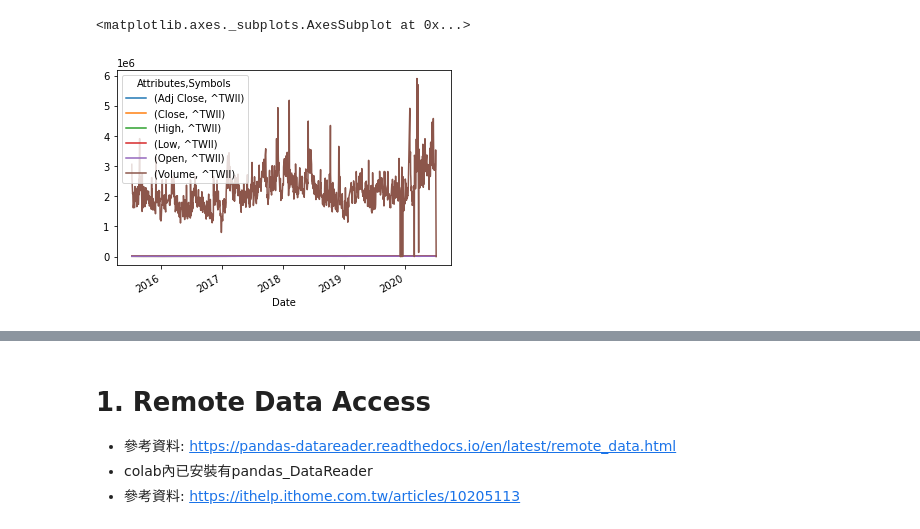
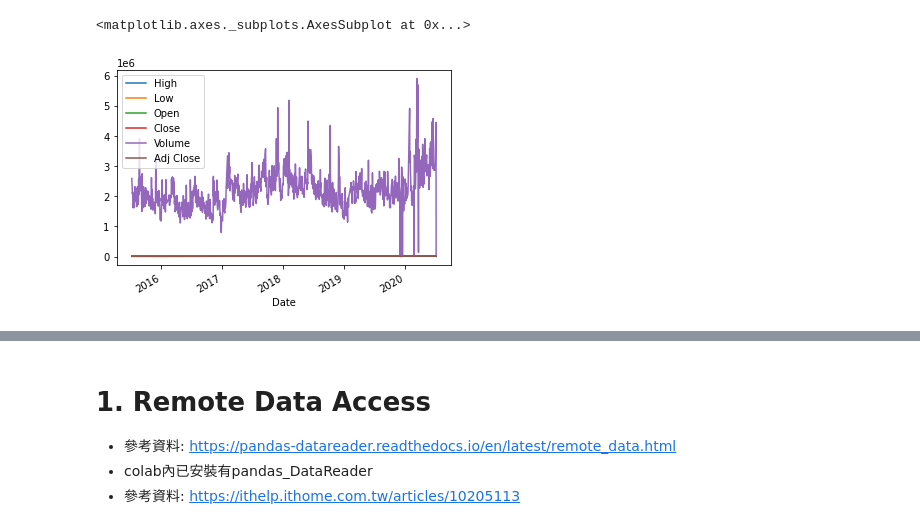
Before and after one commit to tewei0328/teach-TS, a Jupyter notebook: TS_LSTM.ipynb, the cells around one changed output, grey strips where cells are left out. Saved outputs shown, nothing was run; the diff lists cells and outputs as text; code cells hidden in the pictures.

```diff
--- a/TS_LSTM.ipynb
+++ b/TS_LSTM.ipynb
@@ -28,8 +30,8 @@ import matplotlib.pyplot as plt
 # %%
 #2. 讀取資料
 import pandas_datareader as pdr
-train = pdr.DataReader(['^TWII'], 'yahoo')
+train = pdr.DataReader('^TWII', 'yahoo')
 train.plot()
 # %% [output]
 <matplotlib.axes._subplots.AxesSubplot at 0x...>
-[figure, old version]
+[figure, new version]
```
Also changed, not shown: parts of 11 cells of this notebook.
